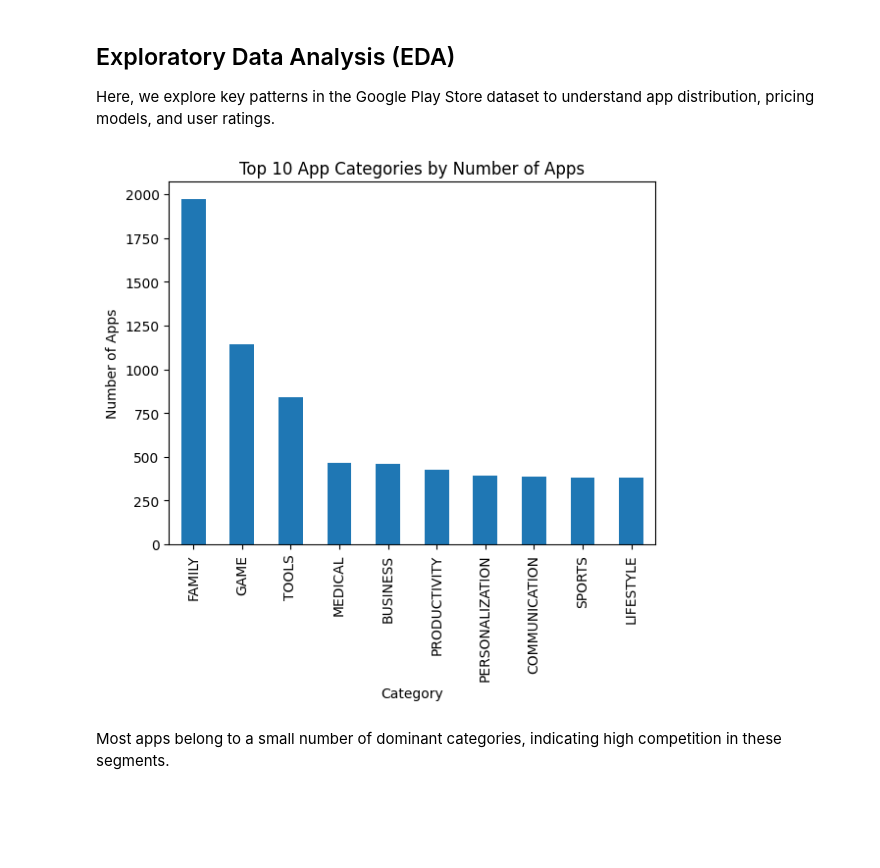
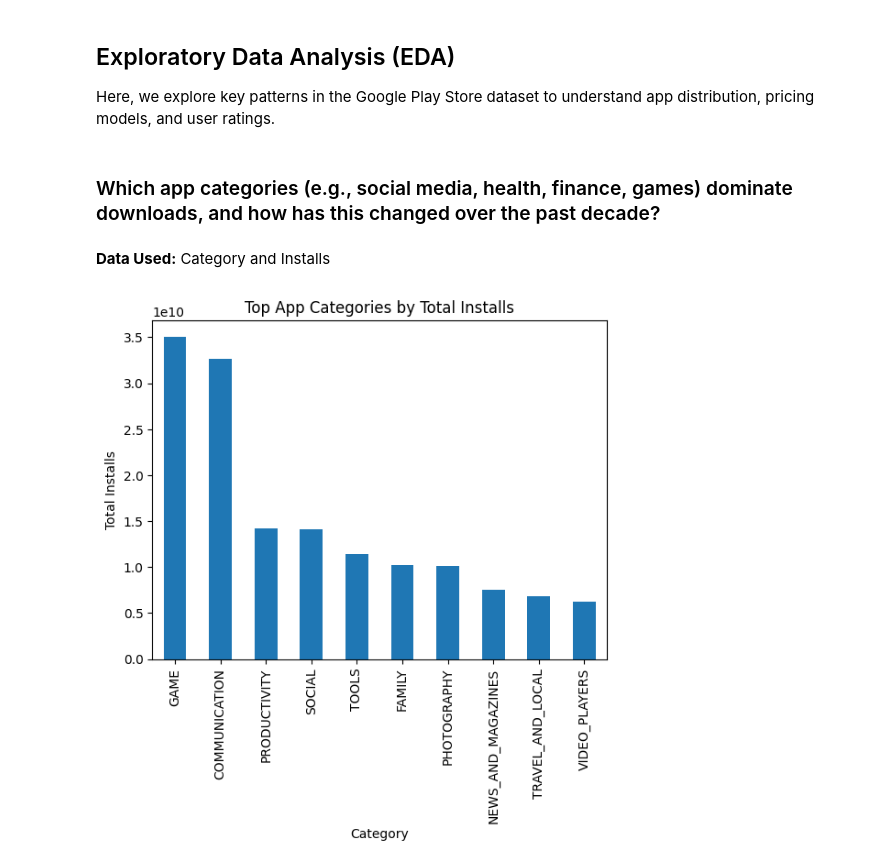
Before and after one commit to akratijain614-sys/smartphone_app_usage_eda, a Jupyter notebook: smartphone_app_usage_EDA.ipynb, the cells around one changed output. Drawn from its saved outputs; the diff is of its cells as text; code cells hidden in the pictures; blank space fills up the shorter version.

Commit message:
Complete EDA, data cleaning, and interactive analysis of app installs

```diff
--- a/smartphone_app_usage_EDA.ipynb
+++ b/smartphone_app_usage_EDA.ipynb
@@ -106,20 +110,27 @@ memory usage: 1.1+ MB
 
 Here, we explore key patterns in the Google Play Store dataset
 to understand app distribution, pricing models, and user ratings.
+# %% [markdown]
+### Which app categories (e.g., social media, health, finance, games) dominate downloads, and how has this changed over the past decade?
+# %% [markdown]
+**Data Used:** Category and Installs
 # %%
-
 import matplotlib.pyplot as plt
 
-top_categories = df['Category'].value_counts().head(10)
+# Total installs by category
+category_installs = (
+    df.groupby('Category')['Installs']
+    .sum()
+    .sort_values(ascending=False)
+    .head(10)
+)
 
+# Plot
 plt.figure()
-top_categories.plot(kind='bar')
-plt.title('Top 10 App Categories by Number of Apps')
+category_installs.plot(kind='bar')
+plt.title('Top App Categories by Total Installs')
 plt.xlabel('Category')
-plt.ylabel('Number of Apps')
+plt.ylabel('Total Installs')
 plt.show()
 # %% [output]
-[figure, old version]
+[figure, new version]
-# %% [markdown]
-Most apps belong to a small number of dominant categories, indicating
-high competition in these segments.
```
Also changed, not shown: parts of 27 cells of this notebook.
